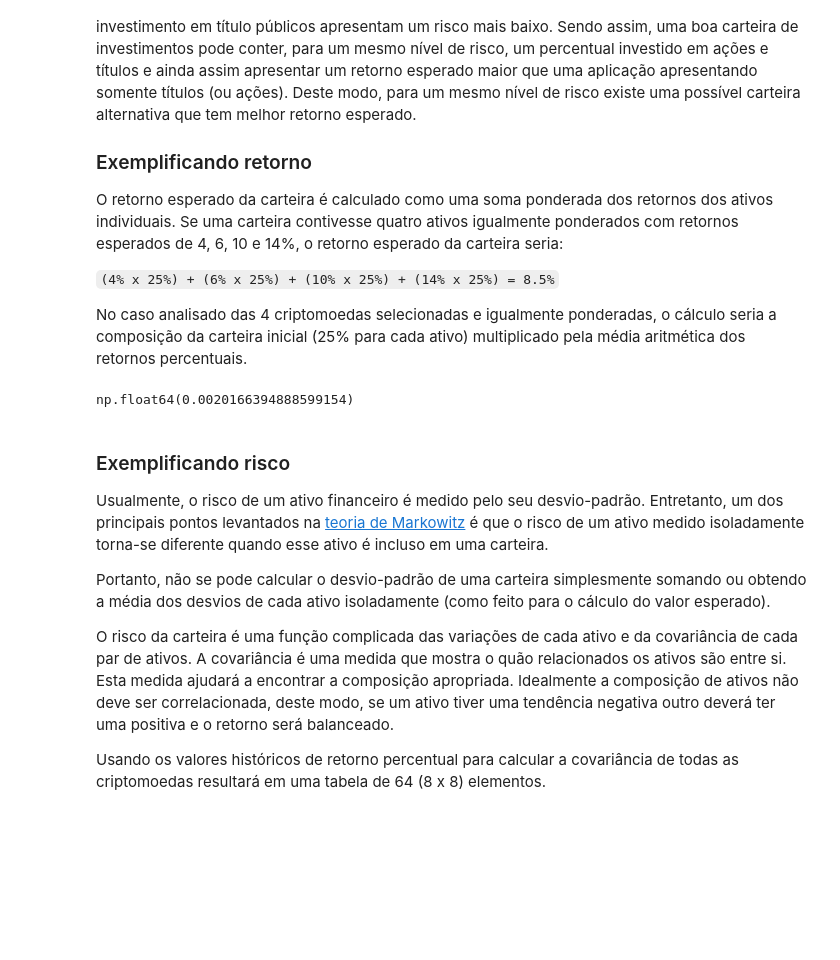
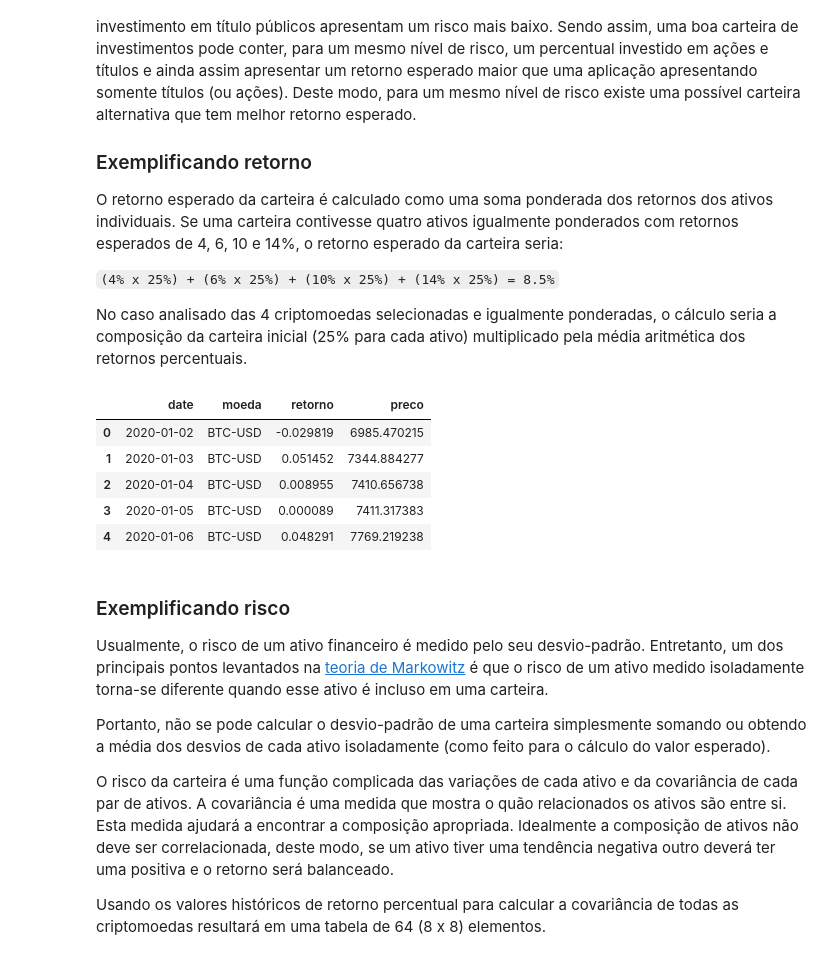
Before and after one commit to erickcmendes/CEUB, a Jupyter notebook: Desenvolvimento para Ciência de Dados/eda_inicial.ipynb, the cells around one changed output. Drawn from its saved outputs; the diff is of its cells as text; code cells hidden in the pictures; blank space fills up the shorter version.

```diff
--- a/Desenvolvimento para Ciência de Dados/eda_inicial.ipynb
+++ b/Desenvolvimento para Ciência de Dados/eda_inicial.ipynb
@@ -112,11 +119,35 @@ O retorno esperado da carteira é calculado como uma soma ponderada dos retornos
 `(4% x 25%) + (6% x 25%) + (10% x 25%) + (14% x 25%) = 8.5%`
 
 No caso analisado das 4 criptomoedas selecionadas e igualmente ponderadas, o cálculo seria a composição da carteira inicial (25% para cada ativo) multiplicado pela média aritmética dos retornos percentuais.
-# %%
-retorno_inicial = np.dot(retorno_percentual.mean(), carteira_inicial)
-retorno_inicial
-# %% [output]
-np.float64(0.0020166394888599154)
+# %%
+df_historico = retorno_percentual.reset_index().rename(columns={'Date': 'date'})
+
+df_historico = df_historico.melt(
+    id_vars='date',
+    var_name='moeda',
+    value_name='retorno'
+)
+
+# Adicionar preços
+df_preco = fechamento.reset_index().rename(columns={'Date': 'date'})
+
+df_preco = df_preco.melt(
+    id_vars='date',
+    var_name='moeda',
+    value_name='preco'
+)
+
+# Merge final
+df_historico = df_historico.merge(df_preco, on=['date', 'moeda'])
+
+df_historico.head()
+# %% [output]
+|  | date | moeda | retorno | preco |
+| 0 | 2020-01-02 | BTC-USD | -0.029819 | 6985.470215 |
+| 1 | 2020-01-03 | BTC-USD | 0.051452 | 7344.884277 |
+| 2 | 2020-01-04 | BTC-USD | 0.008955 | 7410.656738 |
+| 3 | 2020-01-05 | BTC-USD | 0.000089 | 7411.317383 |
+| 4 | 2020-01-06 | BTC-USD | 0.048291 | 7769.219238 |
 # %% [markdown]
 ### Exemplificando risco
 
```
Also changed, not shown: parts of 10 cells of this notebook, 1 other file.
